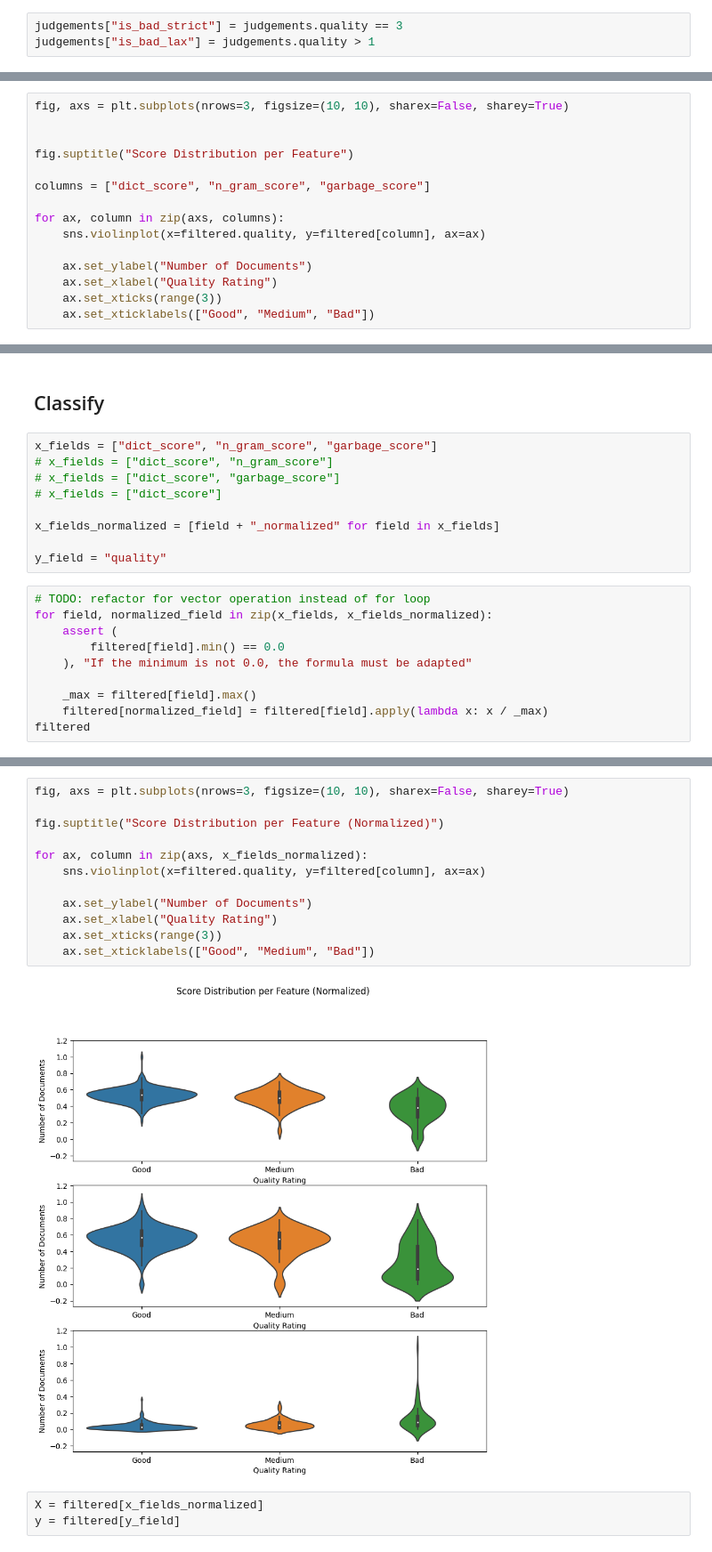
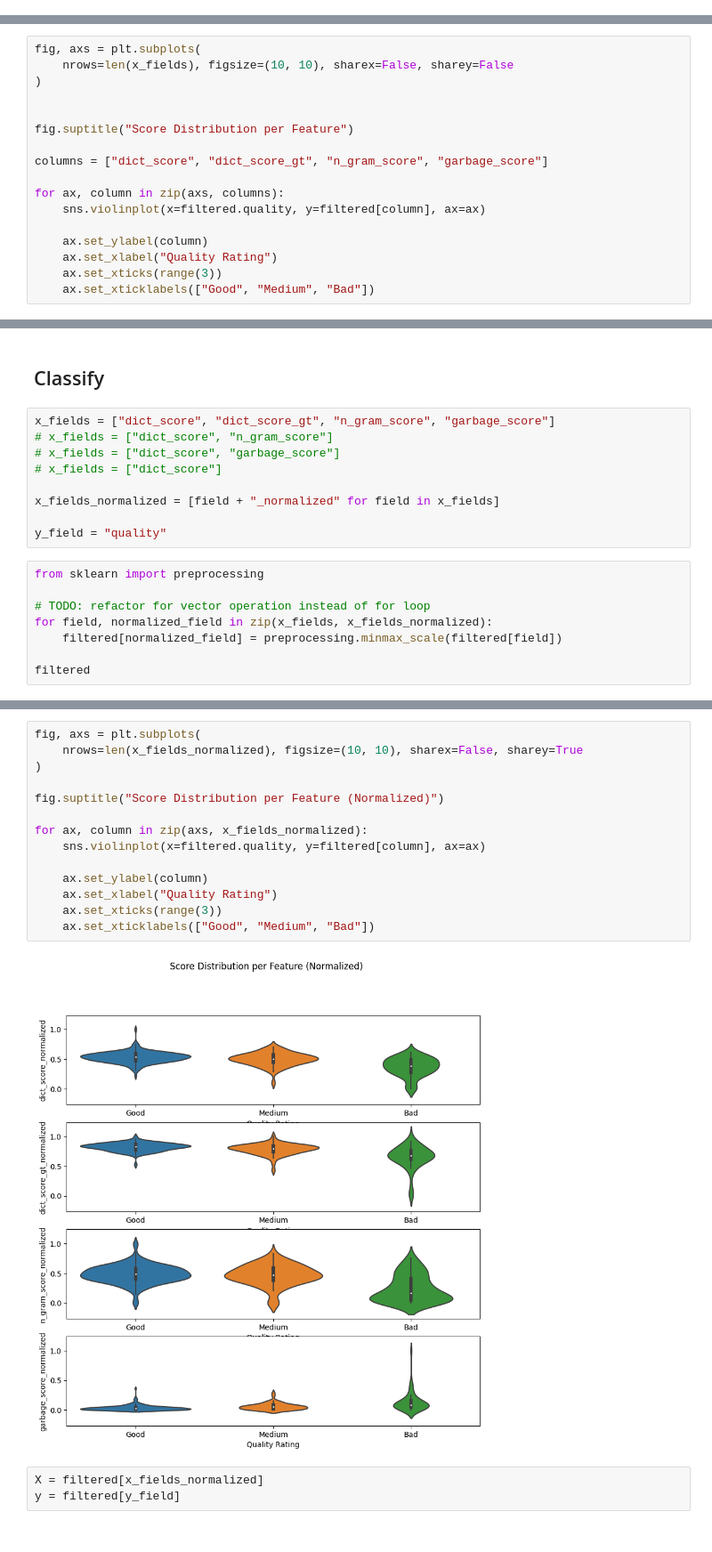
Before and after one commit to LAHTeR/nautilusocr, a Jupyter notebook: notebooks/quality.ipynb, the cells around one changed output, grey strips where cells are left out. Shown at 89% size. Saved outputs shown, nothing was run; the diff lists cells and outputs as text.

Commit message:
Add dict_score_gt, update n_gram_score.

```diff
--- a/notebooks/quality.ipynb
+++ b/notebooks/quality.ipynb
@@ -666,6 +738,3 @@ judgements.iloc[judgements.quality.sort_values().index]
-# %%
-judgements["is_bad_strict"] = judgements.quality == 3
-judgements["is_bad_lax"] = judgements.quality > 1
 # %%
 non_empty = judgements.loc[(judgements.text.str.len() > 0) & (judgements.Som > 0)]
 agreement = judgements.loc[judgements["Ranking Kay"] == judgements["Ranking Maartje"]]
@@ -717,17 +786,19 @@ for ax in (ax1, ax2):
 # %% [markdown]
 ## Plot Features
 # %%
-fig, axs = plt.subplots(nrows=3, figsize=(10, 10), sharex=False, sharey=True)
+fig, axs = plt.subplots(
+    nrows=len(x_fields), figsize=(10, 10), sharex=False, sharey=False
+)
 
 
 fig.suptitle("Score Distribution per Feature")
 
-columns = ["dict_score", "n_gram_score", "garbage_score"]
+columns = ["dict_score", "dict_score_gt", "n_gram_score", "garbage_score"]
 
 for ax, column in zip(axs, columns):
     sns.violinplot(x=filtered.quality, y=filtered[column], ax=ax)
 
-    ax.set_ylabel("Number of Documents")
+    ax.set_ylabel(column)
     ax.set_xlabel("Quality Rating")
     ax.set_xticks(range(3))
     ax.set_xticklabels(["Good", "Medium", "Bad"])
@@ -736,7 +807,7 @@ for ax, column in zip(axs, columns):
 # %% [markdown]
 ## Classify
 # %%
-x_fields = ["dict_score", "n_gram_score", "garbage_score"]
+x_fields = ["dict_score", "dict_score_gt", "n_gram_score", "garbage_score"]
 # x_fields = ["dict_score", "n_gram_score"]
 # x_fields = ["dict_score", "garbage_score"]
 # x_fields = ["dict_score"]
@@ -745,14 +816,12 @@ x_fields_normalized = [field + "_normalized" for field in x_fields]
 
 y_field = "quality"
 # %%
+from sklearn import preprocessing
+
 # TODO: refactor for vector operation instead of for loop
 for field, normalized_field in zip(x_fields, x_fields_normalized):
-    assert (
-        filtered[field].min() == 0.0
-    ), "If the minimum is not 0.0, the formula must be adapted"
+    filtered[normalized_field] = preprocessing.minmax_scale(filtered[field])
 
-    _max = filtered[field].max()
-    filtered[normalized_field] = filtered[field].apply(lambda x: x / _max)
 filtered
 # %% [output]
 A value is trying to be set on a copy of a slice from a DataFrame.
@@ -784,19 +858,21 @@ See the caveats in the documentation: https://pandas.pydata.org/pandas-docs/stab
 | 498 | 499 | Goed | NaN | 1 | goed | moeite met getallen | ... |
 328 rows × 25 columns
 # %%
-fig, axs = plt.subplots(nrows=3, figsize=(10, 10), sharex=False, sharey=True)
+fig, axs = plt.subplots(
+    nrows=len(x_fields_normalized), figsize=(10, 10), sharex=False, sharey=True
+)
 
 fig.suptitle("Score Distribution per Feature (Normalized)")
 
 for ax, column in zip(axs, x_fields_normalized):
     sns.violinplot(x=filtered.quality, y=filtered[column], ax=ax)
 
-    ax.set_ylabel("Number of Documents")
+    ax.set_ylabel(column)
     ax.set_xlabel("Quality Rating")
     ax.set_xticks(range(3))
     ax.set_xticklabels(["Good", "Medium", "Bad"])
 # %% [output]
-[figure, old version]
+[figure, new version]
 # %%
 X = filtered[x_fields_normalized]
 y = filtered[y_field]
```
Also changed, not shown: parts of 44 cells of this notebook.
